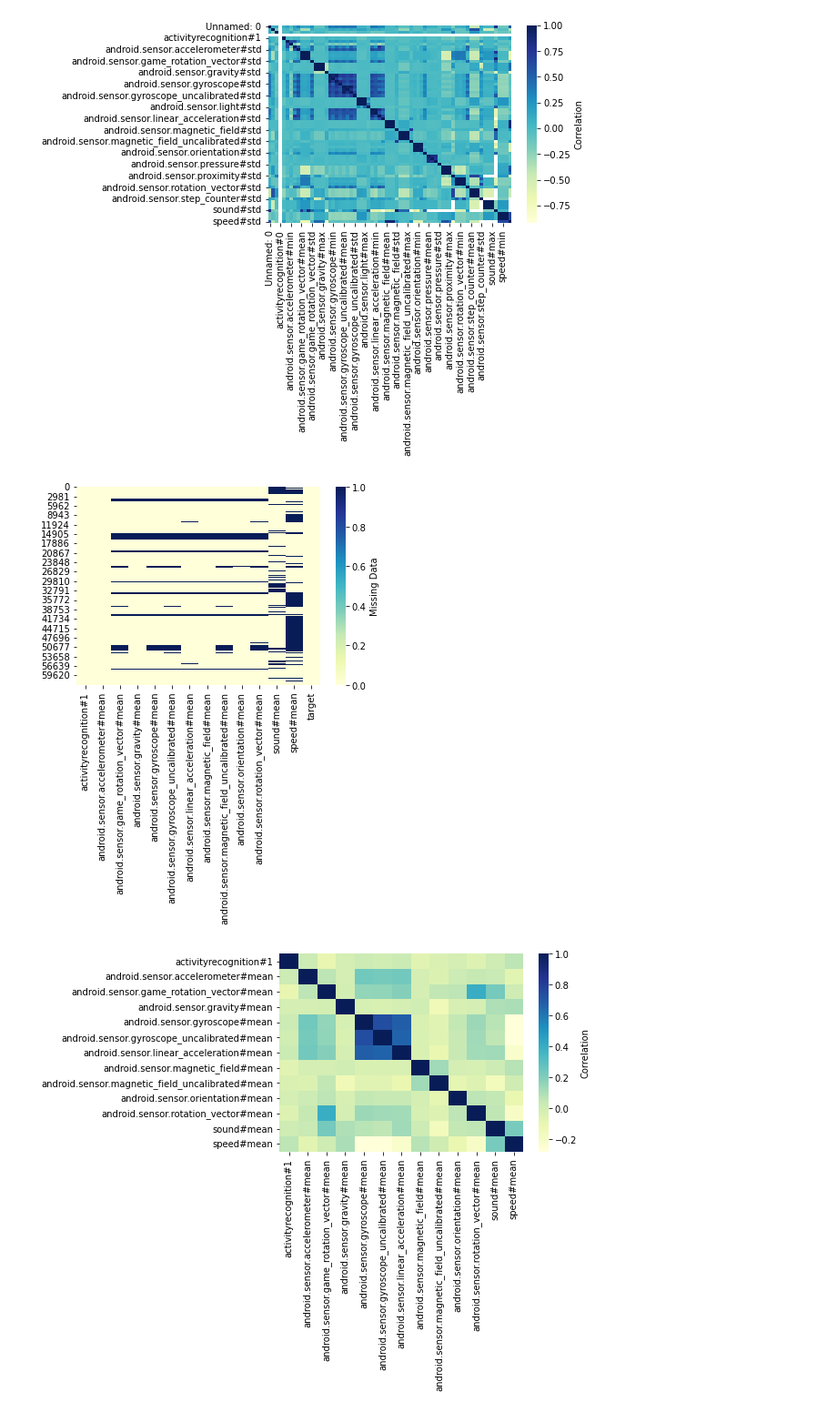
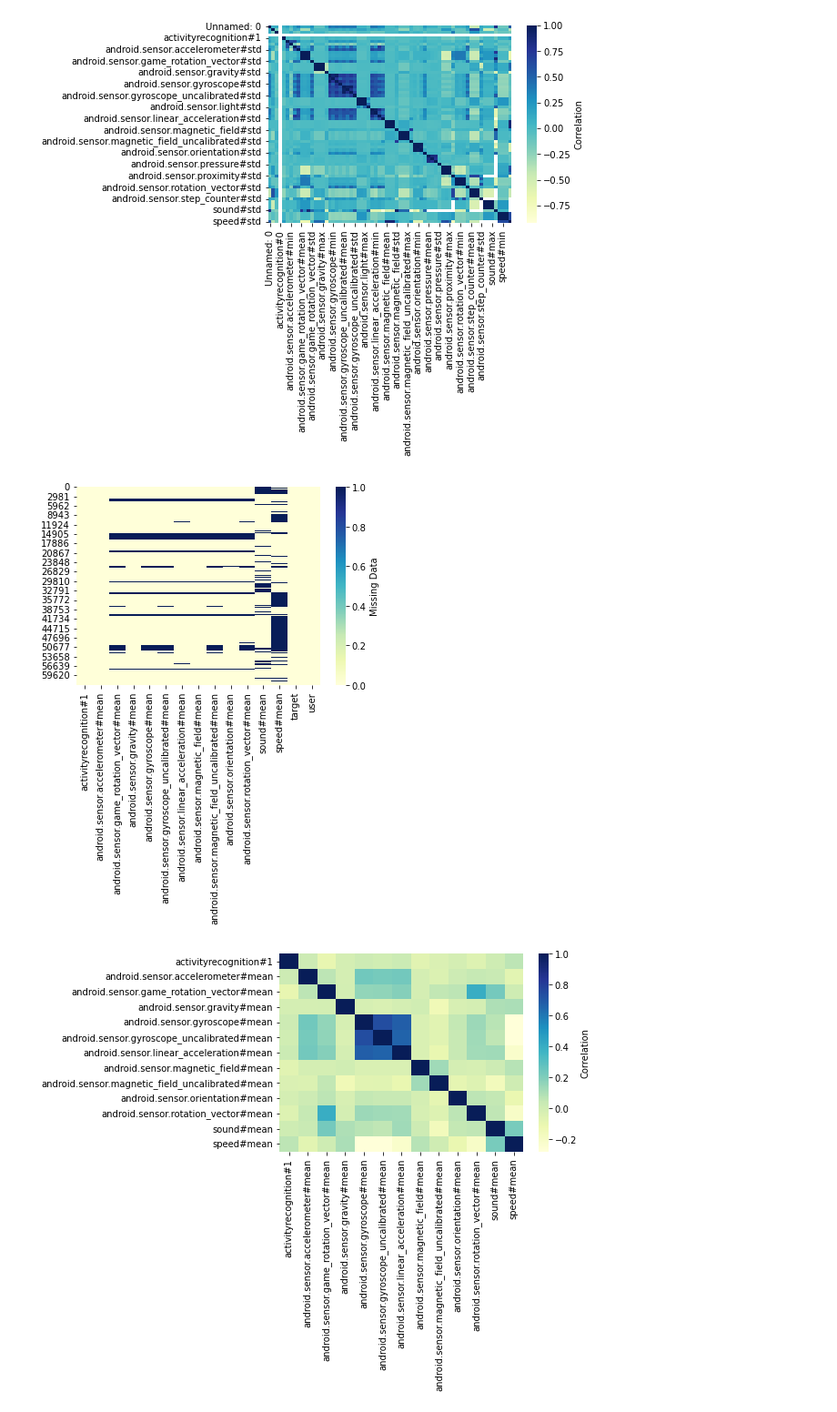
Before and after one commit to jeno-lustyik/google-fit-strive, a Jupyter notebook: jeno_data_cleaning.ipynb, the cells around one changed output. Shown: that part at 91% size. Drawn from its saved outputs; the diff is of its cells as text; code cells hidden in the pictures.

```diff
--- a/jeno_data_cleaning.ipynb
+++ b/jeno_data_cleaning.ipynb
@@ -46,17 +46,17 @@ fig_cor = sb.heatmap(df.corr(), cmap="YlGnBu", cbar_kws={'label': 'Correlation'}
 # %%
 columns = ['activityrecognition#1', 'android.sensor.accelerometer#mean',
        'android.sensor.game_rotation_vector#mean',
        'android.sensor.gravity#mean', 'android.sensor.gyroscope#mean',
        'android.sensor.gyroscope_uncalibrated#mean',
        'android.sensor.linear_acceleration#mean',
        'android.sensor.magnetic_field#mean',
        'android.sensor.magnetic_field_uncalibrated#mean',
        'android.sensor.orientation#mean',
-       'android.sensor.rotation_vector#mean', 'sound#mean', 'speed#mean', 'target']
+       'android.sensor.rotation_vector#mean', 'sound#mean', 'speed#mean', 'target', 'user']
 df_features = df[columns]
 fig = sb.heatmap(df_features.isna(), cmap="YlGnBu", cbar_kws={'label': 'Missing Data'})
 # %% [output]
-[figure, old version]
+[figure, new version]
 # %%
 fig_cor = sb.heatmap(df_features.corr(), cmap="YlGnBu", cbar_kws={'label': 'Correlation'})
 # %% [output]
```
Also changed, not shown: parts of 8 cells of this notebook, 2 other files.
